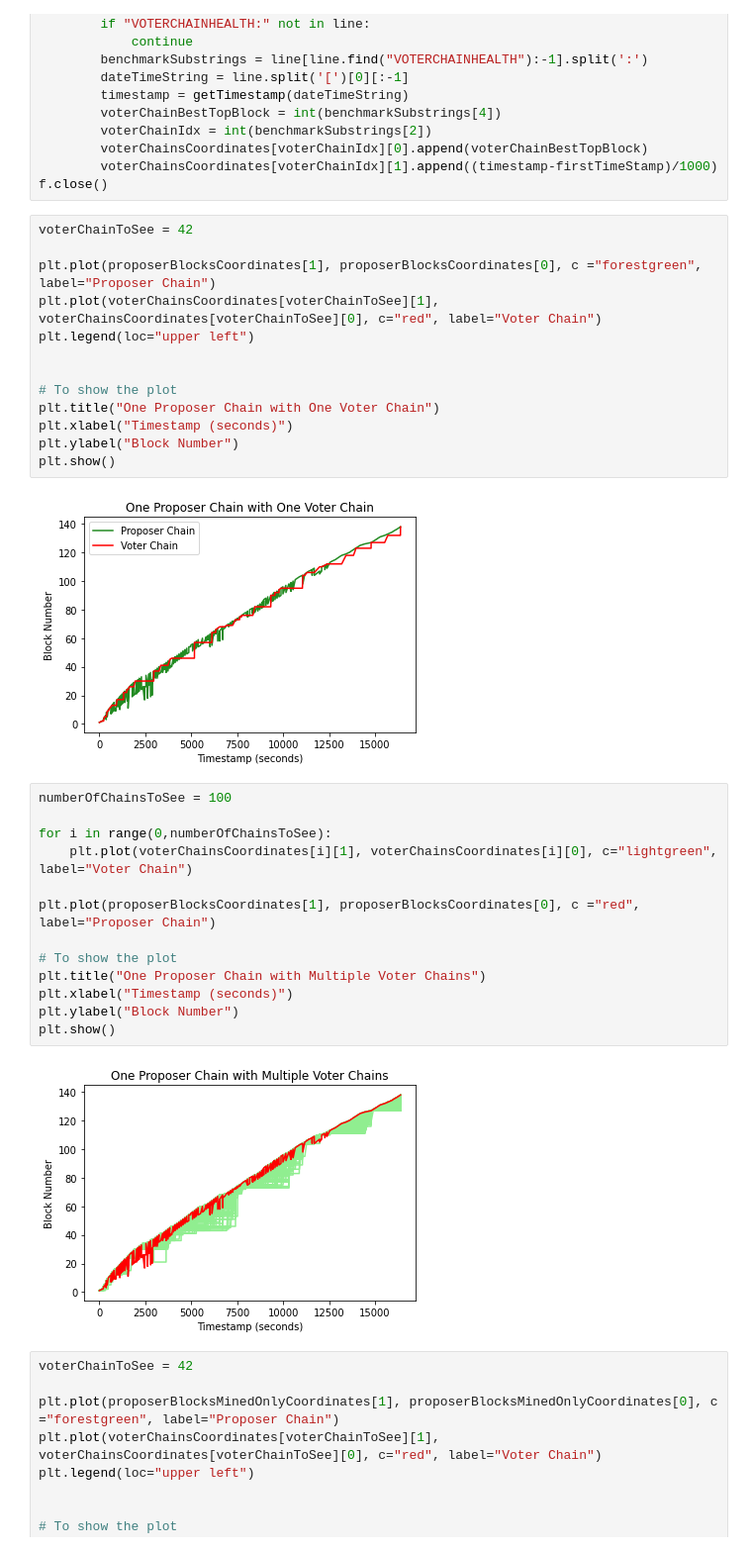
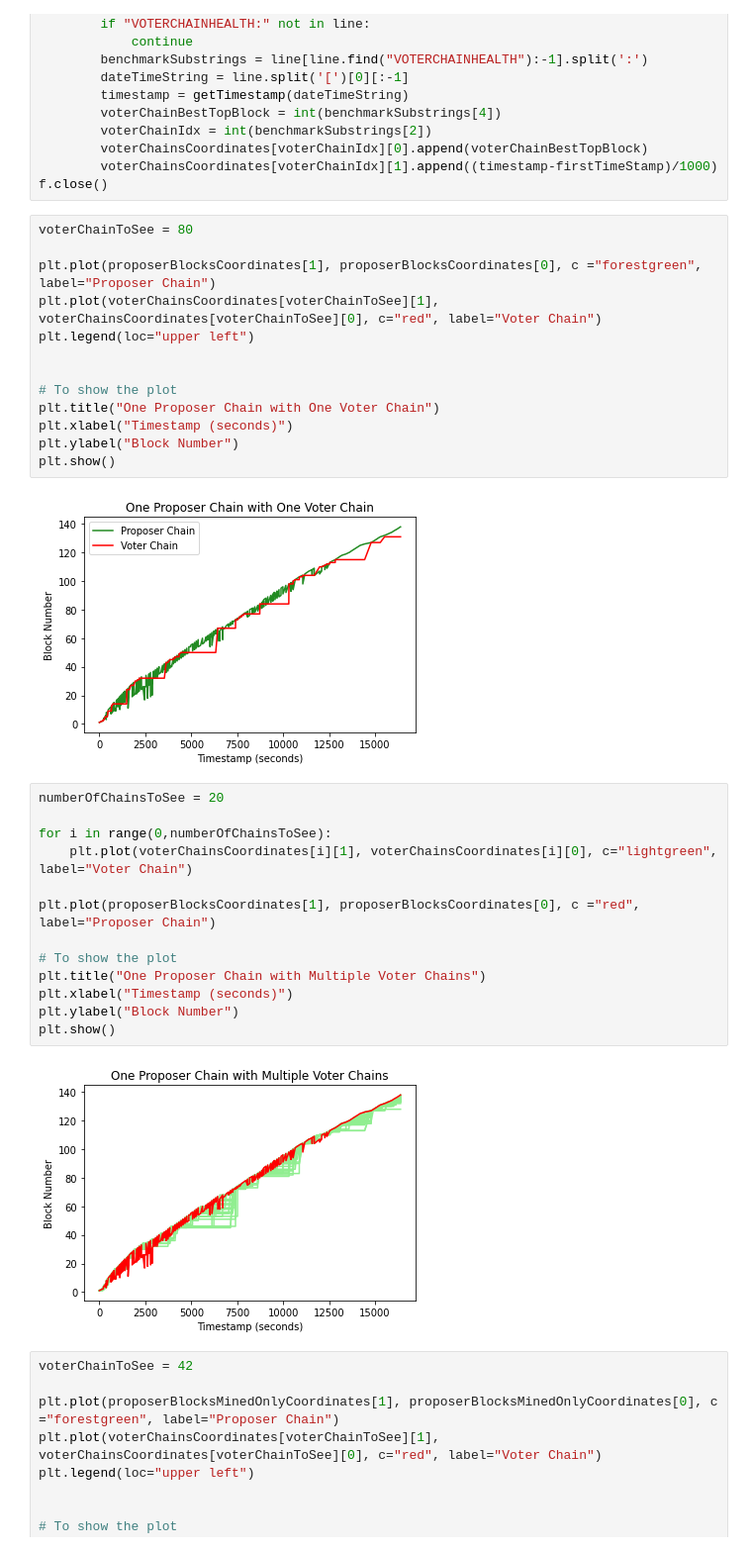
Before and after one commit to AtharvChandratre/PrismBenchmarkAnalyzer, a Jupyter notebook: analyzer.ipynb, the cells around one changed output. Shown at 99% size. Drawn from its saved outputs; the diff is of its cells as text.

```diff
--- a/analyzer.ipynb
+++ b/analyzer.ipynb
@@ -202,7 +199,7 @@ with open(user_input, 'r') as f:
         voterChainsCoordinates[voterChainIdx][1].append((timestamp-firstTimeStamp)/1000)
 f.close()
 # %%
-voterChainToSee = 42
+voterChainToSee = 80
 
 plt.plot(proposerBlocksCoordinates[1], proposerBlocksCoordinates[0], c ="forestgreen", label="Proposer Chain")
 plt.plot(voterChainsCoordinates[voterChainToSee][1], voterChainsCoordinates[voterChainToSee][0], c="red", label="Voter Chain")
@@ -215,22 +212,22 @@ plt.xlabel("Timestamp (seconds)")
 plt.ylabel("Block Number")
 plt.show()
 # %% [output]
-[figure, old version]
+[figure, new version]
 # %%
-numberOfChainsToSee = 100
+numberOfChainsToSee = 20
 
 for i in range(0,numberOfChainsToSee):
     plt.plot(voterChainsCoordinates[i][1], voterChainsCoordinates[i][0], c="lightgreen", label="Voter Chain")
 
 plt.plot(proposerBlocksCoordinates[1], proposerBlocksCoordinates[0], c ="red", label="Proposer Chain")
 
 # To show the plot
 plt.title("One Proposer Chain with Multiple Voter Chains")
 plt.xlabel("Timestamp (seconds)")
 plt.ylabel("Block Number")
 plt.show()
 # %% [output]
-[figure, old version]
+[figure, new version]
 # %%
 voterChainToSee = 42
 
```
Also changed, not shown: parts of 2 cells of this notebook.
